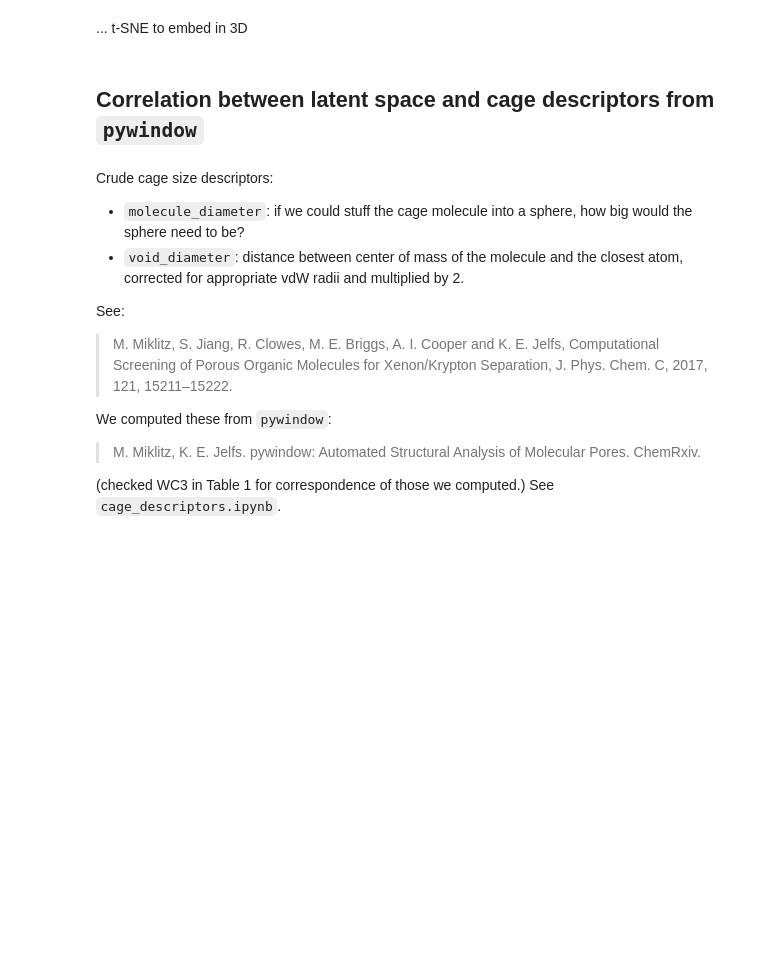
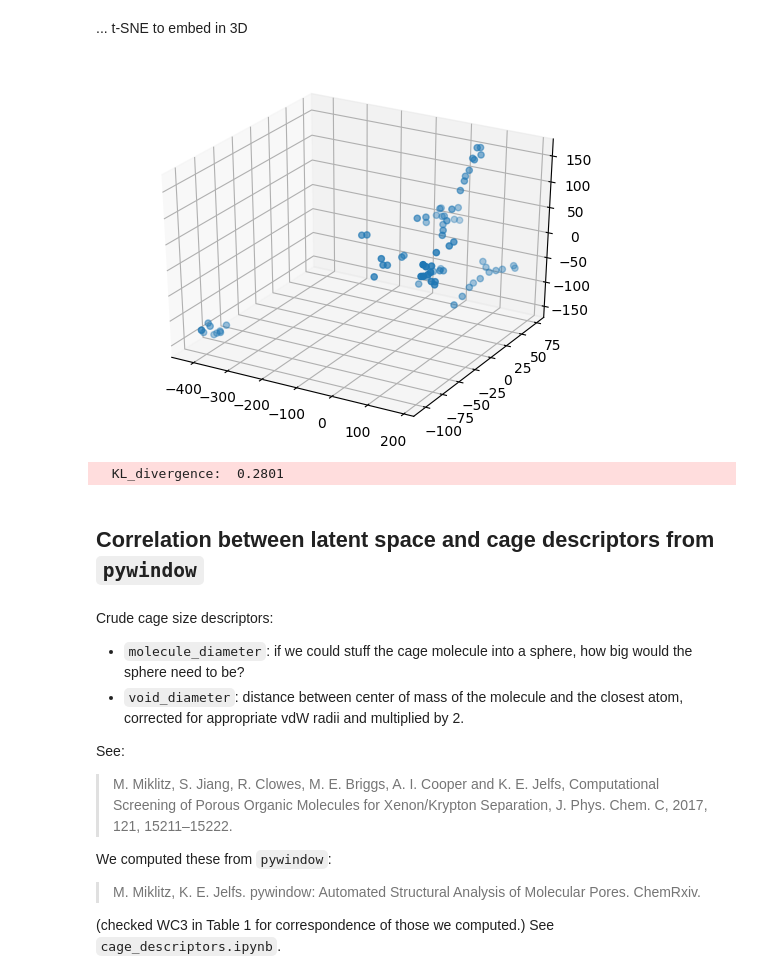
Before and after one commit to SimonEnsemble/latent_cage_space, a Jupyter notebook: cage_space-julia1.ipynb, the cells around one changed output. Drawn from its saved outputs; the diff is of its cells as text; code cells hidden in the pictures; blank space fills up the shorter version.

```diff
--- a/cage_space-julia1.ipynb
+++ b/cage_space-julia1.ipynb
@@ -923,9 +1396,12 @@ plt.show()
 # %%
 x_tsne_3D = tsne(x_latent, 3, 0, 10000, 5.0);
 
-figure()
-scatter3D(x_tsne_3D[:, 1], x_tsne_3D[:, 2], x_tsne_3D[:, 3])
-show()
+plt.figure()
+plt.scatter3D(x_tsne_3D[:, 1], x_tsne_3D[:, 2], x_tsne_3D[:, 3])
+plt.show()
+# %% [output]
+[figure, added]
+  KL_divergence:  0.2801
 # %% [markdown]
 ## Correlation between latent space and cage descriptors from `pywindow`
 # %% [markdown]
```
Also changed, not shown: parts of 42 cells of this notebook.
